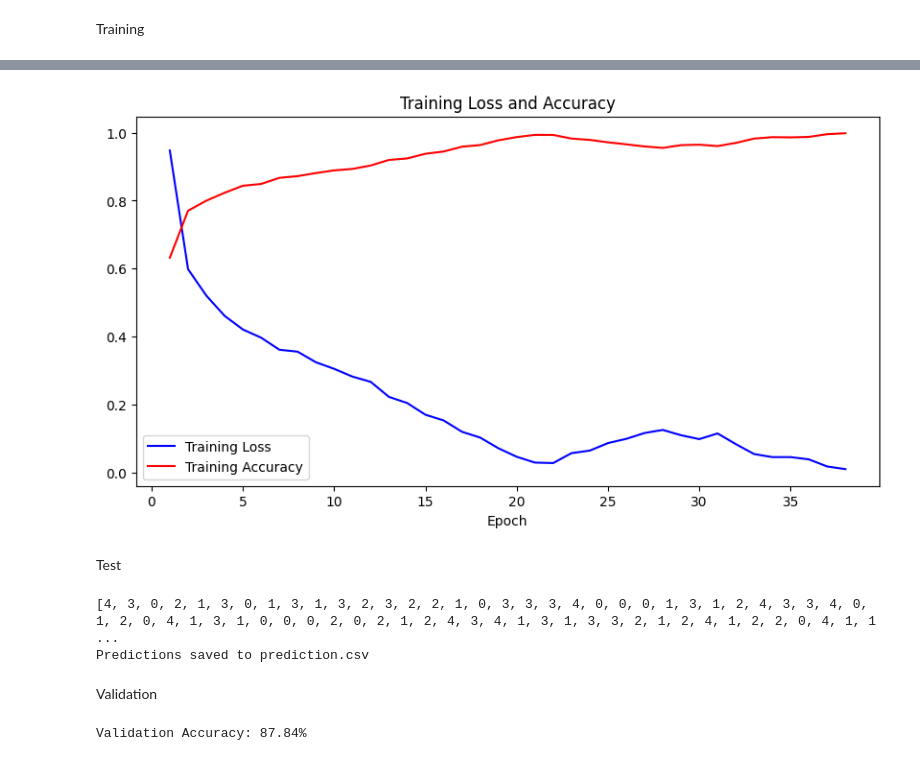
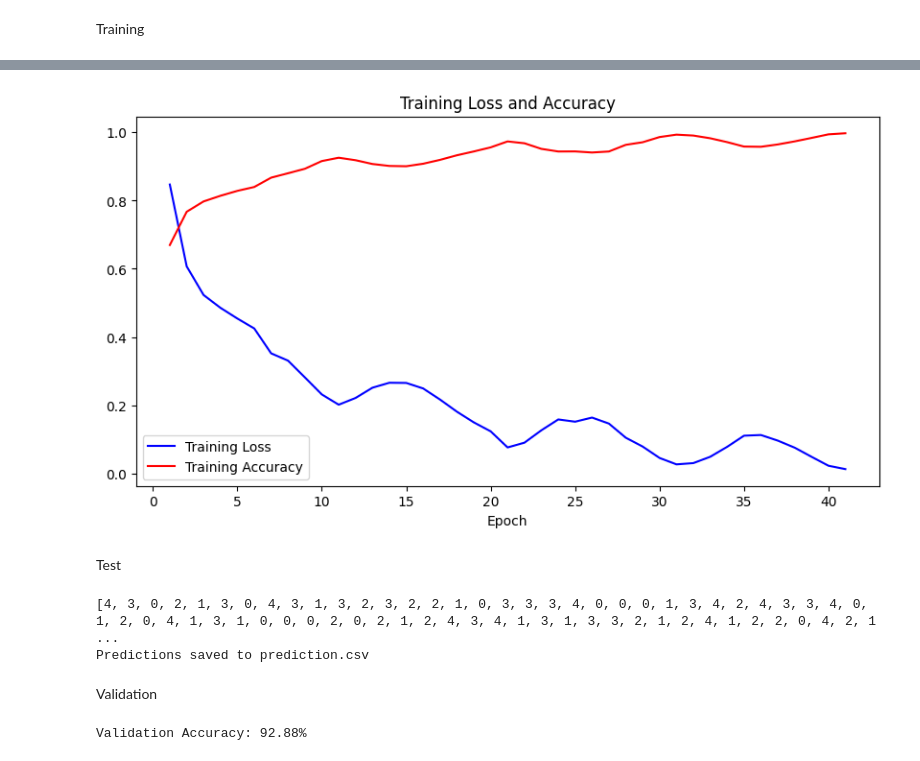
Before and after one commit to davide-perli/Deepfake-Classification, a Jupyter notebook: data_processing.ipynb, the cells around one changed output, grey strips where cells are left out. Cells and saved outputs as stored; diff of their text form; code cells hidden in the pictures.

```diff
--- a/data_processing.ipynb
+++ b/data_processing.ipynb
@@ -104,15 +104,11 @@ for idx, row in df_train.iterrows():
     image_rgb = cv2.cvtColor(image, cv2.COLOR_BGR2RGB)
     # height, width, channels = image_rgb.shape
 
-    # print(f"Original image width: {width} pixels")
-    # print(f"Original image height: {height} pixels")
-    # print(f"Number of channels: {channels}")
+    # print(f"Original image width: {width} pixels")   100
+    # print(f"Original image height: {height} pixels") 100
+    # print(f"Number of channels: {channels}")         3
     image_resized = cv2.resize(image_rgb, (100, 100))
-    b, g, r = cv2.split(image_resized)
-    b_norm = cv2.normalize(b.astype('float32'), None, 0, 1, cv2.NORM_MINMAX)
-    g_norm = cv2.normalize(g.astype('float32'), None, 0, 1, cv2.NORM_MINMAX)
-    r_norm = cv2.normalize(r.astype('float32'), None, 0, 1, cv2.NORM_MINMAX)
-    normalized_image = cv2.merge((b_norm, g_norm, r_norm))
+    normalized_image = cv2.normalize(image_resized.astype('float32'), None, 0, 1, cv2.NORM_MINMAX)
 
     image_tensor = torch.from_numpy(normalized_image).permute(2, 0, 1).float()
 
@@ -209,5 +205,5 @@ Stopping early at epoch 38 as accuracy is  0.9983
 Finished Training
-[figure, old version]
+[figure, new version]
 # %% [markdown]
 Test
 # %%
@@ -221,18 +217,15 @@ for idx, row in df_test.iterrows():
     image = cv2.imread(img_path)
     image_rgb = cv2.cvtColor(image, cv2.COLOR_BGR2RGB)
     image_resized = cv2.resize(image_rgb, (100, 100))
-    b, g, r = cv2.split(image_resized)
-    b_norm = cv2.normalize(b.astype('float32'), None, 0, 1, cv2.NORM_MINMAX)
-    g_norm = cv2.normalize(g.astype('float32'), None, 0, 1, cv2.NORM_MINMAX)
-    r_norm = cv2.normalize(r.astype('float32'), None, 0, 1, cv2.NORM_MINMAX)
-    normalized_image = cv2.merge((b_norm, g_norm, r_norm))
+
+    normalized_image = cv2.normalize(image_resized.astype('float32'), None, 0, 1, cv2.NORM_MINMAX)
     image_tensor = torch.from_numpy(normalized_image).permute(2, 0, 1).float()
     test_data.append(image_tensor)
     image_ids.append(row['image_id'])
 
 test_images = torch.stack(test_data)
 test_dataset = TensorDataset(test_images)
-test_loader = DataLoader(test_dataset, batch_size=4, shuffle=False, num_workers=8)
+test_loader = DataLoader(test_dataset, batch_size=32, shuffle=False, num_workers=8)
 
 model.to(device)
 model.eval()
@@ -249,7 +242,7 @@ predictions_df = pd.DataFrame({'image_id': image_ids, 'label': predicted_labels}
 predictions_df.to_csv('deepfake-classification/prediction.csv', index=False)
 print("Predictions saved to prediction.csv")
 # %% [output]
-[4, 3, 0, 2, 1, 3, 0, 1, 3, 1, 3, 2, 3, 2, 2, 1, 0, 3, 3, 3, 4, 0, 0, 0, 1, 3, 1, 2, 4, 3, 3, 4, 0, 1, 2, 0, 4, 1, 3, 1, 0, 0, 0, 2, 0, 2, 1, 2, 4, 3, 4, 1, 3, 1, 3, 3, 2, 1, 2, 4, 1, 2, 2, 0, 4, 1, 1 ...
+[4, 3, 0, 2, 1, 3, 0, 4, 3, 1, 3, 2, 3, 2, 2, 1, 0, 3, 3, 3, 4, 0, 0, 0, 1, 3, 4, 2, 4, 3, 3, 4, 0, 1, 2, 0, 4, 1, 3, 1, 0, 0, 0, 2, 0, 2, 1, 2, 4, 3, 4, 1, 3, 1, 3, 3, 2, 1, 2, 4, 1, 2, 2, 0, 4, 2, 1 ...
 Predictions saved to prediction.csv
 # %% [markdown]
 Validation
@@ -264,11 +257,8 @@ for idx, row in df_val.iterrows():
     image = cv2.imread(img_path)
     image_rgb = cv2.cvtColor(image, cv2.COLOR_BGR2RGB)
     image_resized = cv2.resize(image_rgb, (100, 100))
-    b, g, r = cv2.split(image_resized)
-    b_norm = cv2.normalize(b.astype('float32'), None, 0, 1, cv2.NORM_MINMAX)
-    g_norm = cv2.normalize(g.astype('float32'), None, 0, 1, cv2.NORM_MINMAX)
-    r_norm = cv2.normalize(r.astype('float32'), None, 0, 1, cv2.NORM_MINMAX)
-    normalized_image = cv2.merge((b_norm, g_norm, r_norm))
+
+    normalized_image = cv2.normalize(image_resized.astype('float32'), None, 0, 1, cv2.NORM_MINMAX)
     image_tensor = torch.from_numpy(normalized_image).permute(2, 0, 1).float()
     val_data.append((image_tensor, label))
 
@@ -276,7 +266,7 @@ val_images = torch.stack([item[0] for item in val_data])
 val_labels = torch.tensor([item[1] for item in val_data])
 
 val_dataset = TensorDataset(val_images, val_labels)
-val_loader = DataLoader(val_dataset, batch_size=4, shuffle=False, num_workers=8)
+val_loader = DataLoader(val_dataset, batch_size=32, shuffle=False, num_workers=8)
 
 model.eval()
 correct = 0
@@ -293,6 +283,6 @@ with torch.no_grad():
 accuracy = correct / total
 print(f'Validation Accuracy: {accuracy*100:.2f}%')
 
-# 91.20%
+# 92.88%
 # %% [output]
-Validation Accuracy: 87.84%
+Validation Accuracy: 92.88%
```
Also changed, not shown: parts of 2 cells of this notebook, 1 other file.
